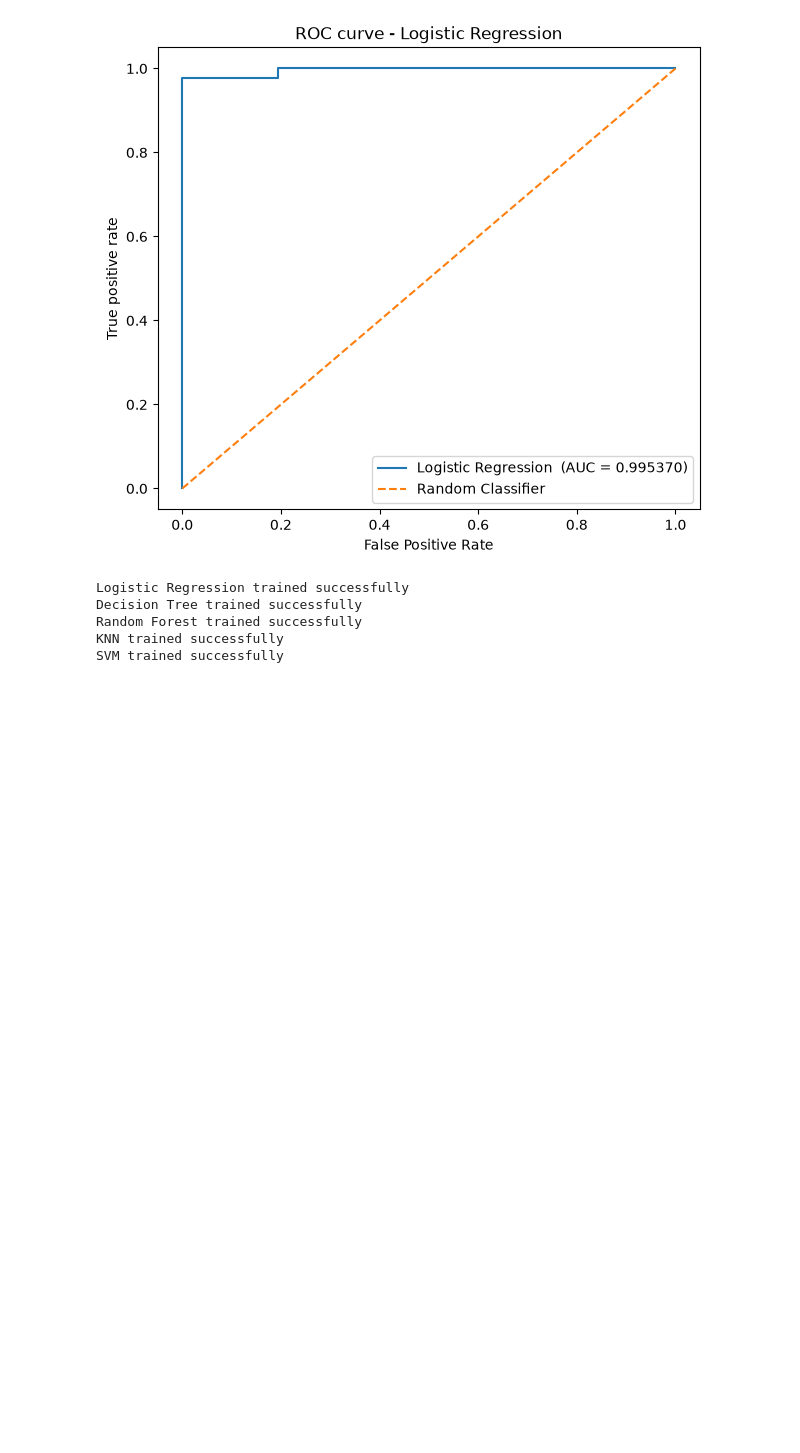
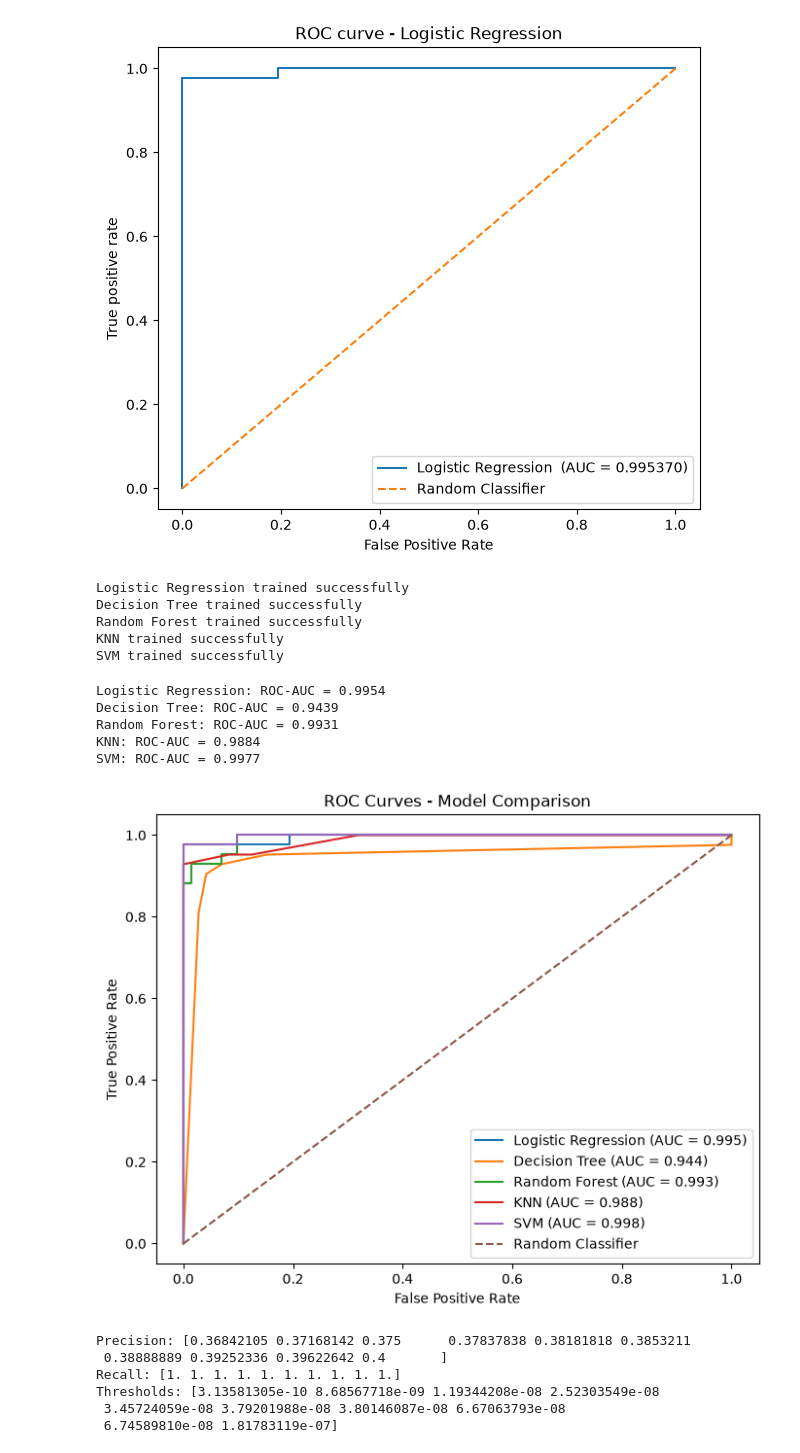
Before and after one commit to Ravi-Ratna-66/RAGForge, a Jupyter notebook: notebooks/11_model_evaluation.ipynb, the cells around one changed output. Drawn from its saved outputs; the diff is of its cells as text; code cells hidden in the pictures; blank space fills up the shorter version.

```diff
--- a/notebooks/11_model_evaluation.ipynb
+++ b/notebooks/11_model_evaluation.ipynb
@@ -272,3 +272,83 @@ Decision Tree trained successfully
 Random Forest trained successfully
 KNN trained successfully
 SVM trained successfully
+# %%
+y_test_malignant = (y_test == 0).astype(int)
+roc_auc_scores = {}
+
+for name, model in models.items():
+
+    probabilities = model.predict_proba(X_test)
+
+    malignant_proba = probabilities[:, 0]
+
+    auc = roc_auc_score(
+        y_test_malignant,
+        malignant_proba
+    )
+
+    roc_auc_scores[name] = auc
+
+    print(f"{name}: ROC-AUC = {auc:.4f}")
+# %% [output]
+Logistic Regression: ROC-AUC = 0.9954
+Decision Tree: ROC-AUC = 0.9439
+Random Forest: ROC-AUC = 0.9931
+KNN: ROC-AUC = 0.9884
+SVM: ROC-AUC = 0.9977
+# %%
+import matplotlib.pyplot as plt
+from sklearn.metrics import roc_curve
+
+plt.figure(figsize=(8, 6))
+
+for name, model in models.items():
+
+    probabilities = model.predict_proba(X_test)
+
+    malignant_proba = probabilities[:, 0]
+
+    fpr, tpr, _ = roc_curve(
+        y_test_malignant,
+        malignant_proba
+    )
+
+    auc = roc_auc_scores[name]
+
+    plt.plot(
+        fpr,
+        tpr,
+        label=f"{name} (AUC = {auc:.3f})"
+    )
+
+plt.plot(
+    [0, 1],
+    [0, 1],
+    linestyle="--",
+    label="Random Classifier"
+)
+
+plt.xlabel("False Positive Rate")
+plt.ylabel("True Positive Rate")
+plt.title("ROC Curves - Model Comparison")
+plt.legend()
+plt.show()
+# %% [output]
+[figure, added]
+# %%
+from sklearn.metrics import precision_recall_curve
+precision, recall, thresholds = precision_recall_curve(
+    y_test_malignant,
+    malignant_proba
+)
+
+print("Precision:", precision[:10])
+print("Recall:", recall[:10])
+print("Thresholds:", thresholds[:10])
+# %% [output]
+Precision: [0.36842105 0.37168142 0.375      0.37837838 0.38181818 0.3853211
+ 0.38888889 0.39252336 0.39622642 0.4       ]
+Recall: [1. 1. 1. 1. 1. 1. 1. 1. 1. 1.]
+Thresholds: [3.13581305e-10 8.68567718e-09 1.19344208e-08 2.52303549e-08
+ 3.45724059e-08 3.79201988e-08 3.80146087e-08 6.67063793e-08
+ 6.74589810e-08 1.81783119e-07]
```
Also changed, not shown: parts of 1 cell of this notebook.
